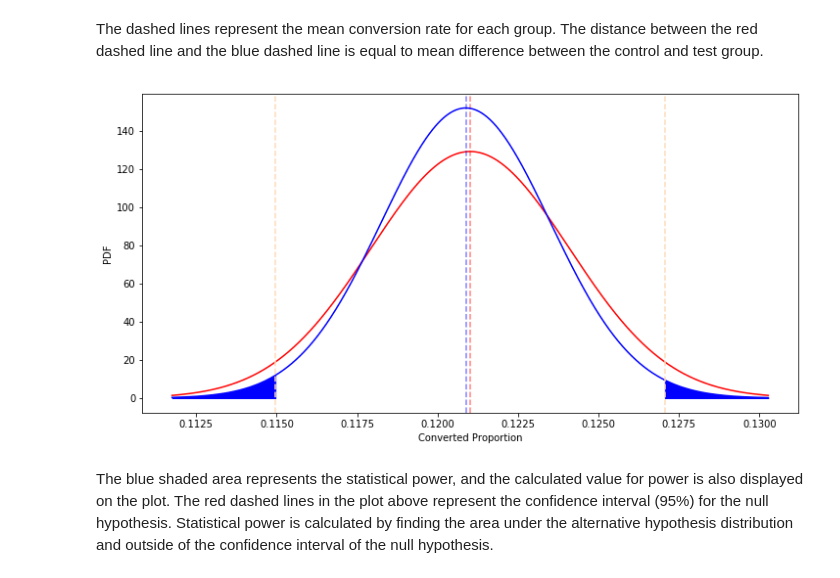
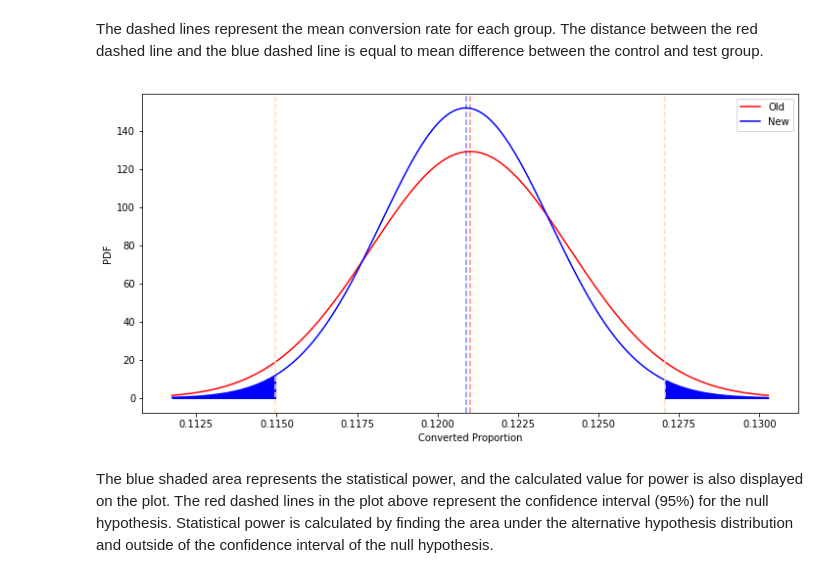
Before and after one commit to dlapchuk/Solid_test_task, a Jupyter notebook: Split test.ipynb, the cells around one changed output. Saved outputs shown, nothing was run; the diff lists cells and outputs as text; code cells hidden in the pictures.

```diff
--- a/Split test.ipynb
+++ b/Split test.ipynb
@@ -118,38 +119,39 @@ The dashed lines represent the mean conversion rate for each group. The distance
 # %%
 #Calculate 95% confidential interval for old version
 a, b = proportion_confint(A_converted, N_A, alpha=0.05, method='normal')
 
 
 # standard error of the mean for both groups
 SE_A = np.sqrt(p_A * (1-p_A)) / np.sqrt(N_A)
 SE_B = np.sqrt(p_B * (1-p_B)) / np.sqrt(N_B)
 # plot the null and alternate hypothesis
 fig, ax = plt.subplots(figsize=(12,6))
 xA = np.linspace(p_A-3*SE_A, p_A+3*SE_A, N_A)
 xB = np.linspace(p_A-3*SE_A, p_A+3*SE_A, N_B)
 yA = scs.norm(p_A, SE_A).pdf(xA)
-ax.plot(xA, yA, c='red')
+ax.plot(xA, yA, c='red', label='Old')
 ax.axvline(x=p_A, c='red', alpha=0.5, linestyle='--')
 yB = scs.norm(p_B, SE_B).pdf(xB)
-ax.plot(xB, yB, c='blue')
+ax.plot(xB, yB, c='blue', label='New')
 ax.axvline(x=p_B, c='blue', alpha=0.5, linestyle='--')
 
 ax.axvline(x=a, c='peachpuff', alpha=1, linestyle='--')
 ax.axvline(x=b, c='peachpuff', alpha=1, linestyle='--')
 
-main_list = [item for item in xB if item > b]
-y_list = yB[-len(main_list):]
-ax.fill_between(main_list, 0, y_list, color='blue')
+x_list = [item for item in xB if item > b]
+y_list = yB[-len(x_list):]
+ax.fill_between(x_list, 0, y_list, color='blue')
 
-main_list = [item for item in xB if item < a]
-y_list = yB[:len(main_list)]
-ax.fill_between(main_list, 0, y_list, color='blue')
+x_list = [item for item in xB if item < a]
+y_list = yB[:len(x_list)]
+ax.fill_between(x_list, 0, y_list, color='blue')
 
 plt.xlabel('Converted Proportion')
 plt.ylabel('PDF')
+plt.legend()
 plt.show()
 # %% [output]
-[figure, old version]
+[figure, new version]
 # %% [markdown]
 The blue shaded area represents the statistical power, and the calculated value for power is also displayed on the plot. The red dashed lines in the plot above represent the confidence interval (95%) for the null hypothesis. Statistical power is calculated by finding the area under the alternative hypothesis distribution and outside of the confidence interval of the null hypothesis.
 # %% [markdown]
```
Also changed, not shown: parts of 6 cells of this notebook.
